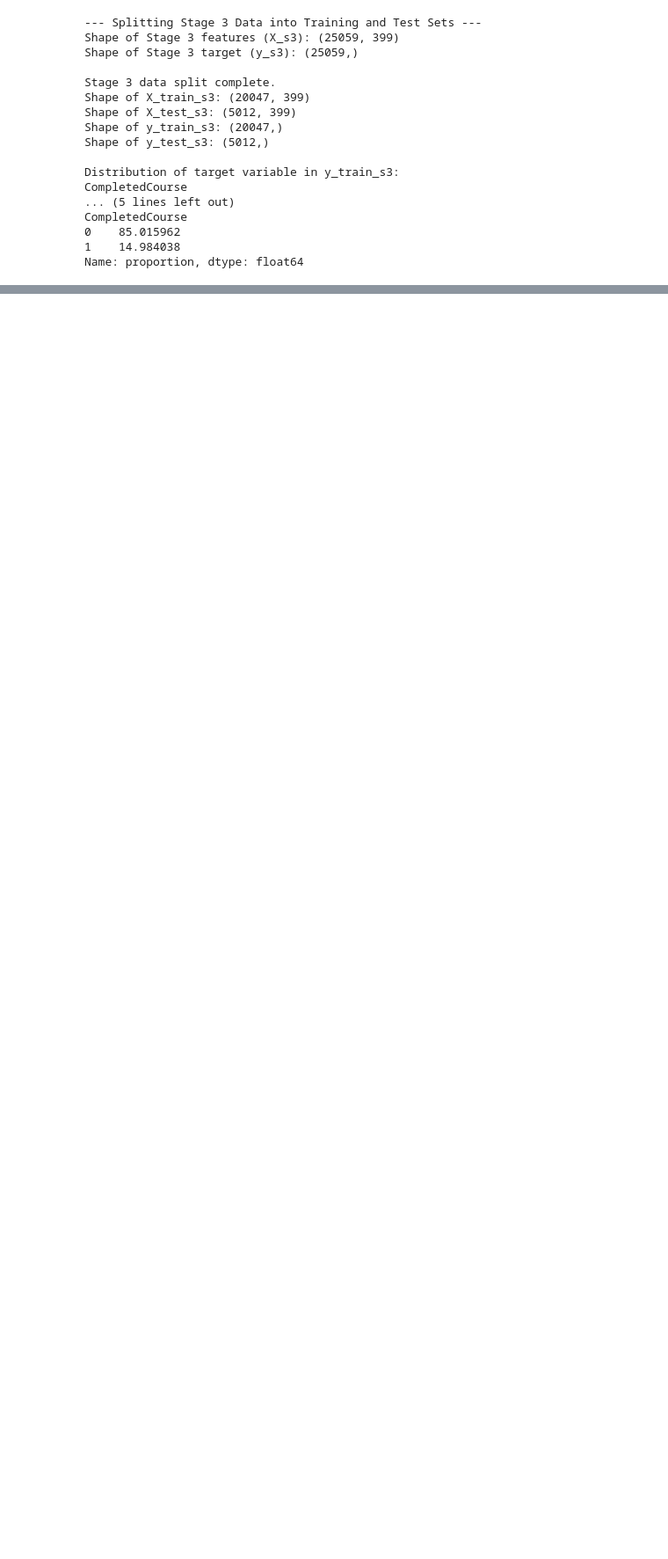
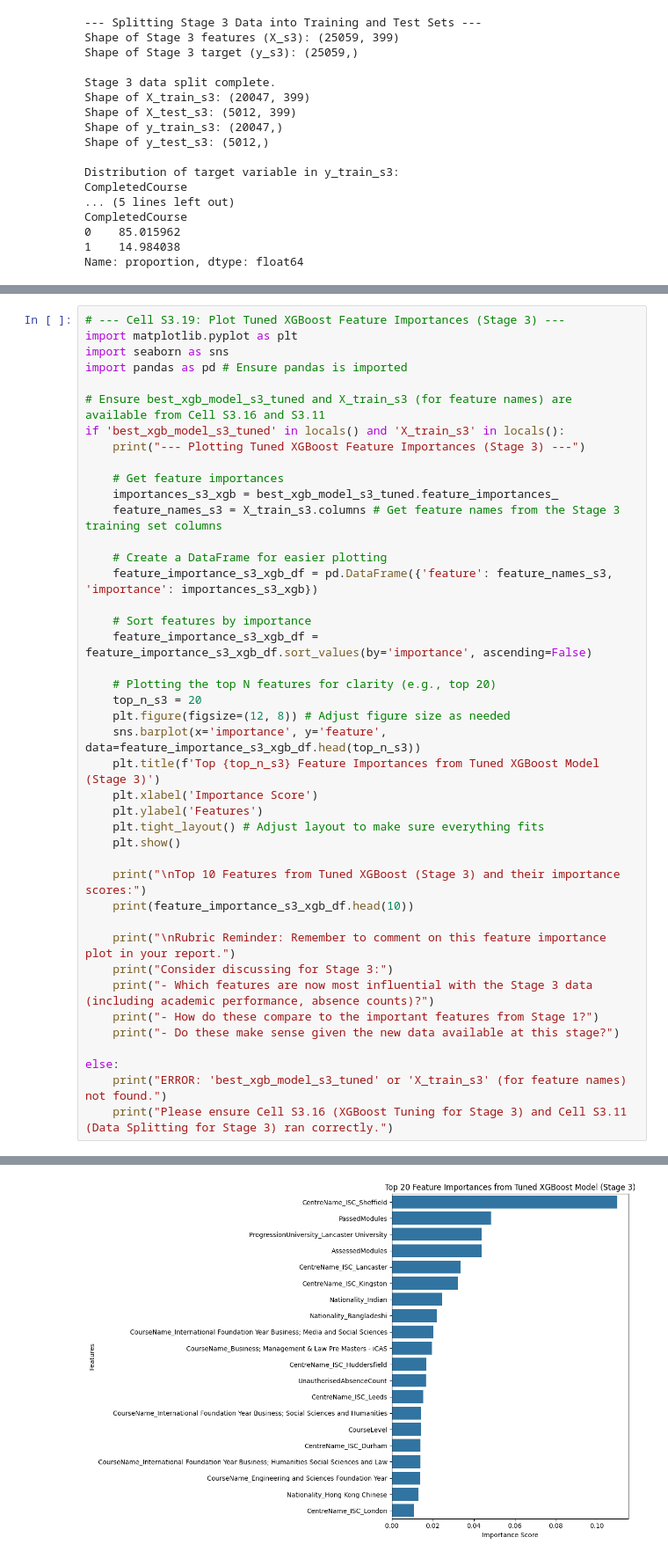
Before and after one commit to ebolofis/Data-Science-Machine-Learning, a Jupyter notebook: CAM_DS_C201_Mini_project_6_3_P3_24_.ipynb, the cells around one changed output, grey strips where cells are left out. Shown at 88% size. Cells and saved outputs as stored; diff of their text form; blank space fills up the shorter version.

```diff
--- a/CAM_DS_C201_Mini_project_6_3_P3_24_.ipynb
+++ b/CAM_DS_C201_Mini_project_6_3_P3_24_.ipynb
@@ -3561,0 +4392,43 @@ By submitting your project, you indicate that the work is your own and has been
+# %%
+# --- Cell S3.19: Plot Tuned XGBoost Feature Importances (Stage 3) ---
+import matplotlib.pyplot as plt
+import seaborn as sns
+import pandas as pd # Ensure pandas is imported
+
+# Ensure best_xgb_model_s3_tuned and X_train_s3 (for feature names) are available from Cell S3.16 and S3.11
+if 'best_xgb_model_s3_tuned' in locals() and 'X_train_s3' in locals():
+    print("--- Plotting Tuned XGBoost Feature Importances (Stage 3) ---")
+
+    # Get feature importances
+    importances_s3_xgb = best_xgb_model_s3_tuned.feature_importances_
+    feature_names_s3 = X_train_s3.columns # Get feature names from the Stage 3 training set columns
+
+    # Create a DataFrame for easier plotting
+    feature_importance_s3_xgb_df = pd.DataFrame({'feature': feature_names_s3, 'importance': importances_s3_xgb})
+
+    # Sort features by importance
+    feature_importance_s3_xgb_df = feature_importance_s3_xgb_df.sort_values(by='importance', ascending=False)
+
+    # Plotting the top N features for clarity (e.g., top 20)
+    top_n_s3 = 20
+    plt.figure(figsize=(12, 8)) # Adjust figure size as needed
+    sns.barplot(x='importance', y='feature', data=feature_importance_s3_xgb_df.head(top_n_s3))
+    plt.title(f'Top {top_n_s3} Feature Importances from Tuned XGBoost Model (Stage 3)')
+    plt.xlabel('Importance Score')
+    plt.ylabel('Features')
+    plt.tight_layout() # Adjust layout to make sure everything fits
+    plt.show()
+
+    print("\nTop 10 Features from Tuned XGBoost (Stage 3) and their importance scores:")
+    print(feature_importance_s3_xgb_df.head(10))
+
+    print("\nRubric Reminder: Remember to comment on this feature importance plot in your report.")
+    print("Consider discussing for Stage 3:")
+    print("- Which features are now most influential with the Stage 3 data (including academic performance, absence counts)?")
+    print("- How do these compare to the important features from Stage 1?")
+    print("- Do these make sense given the new data available at this stage?")
+
+else:
+    print("ERROR: 'best_xgb_model_s3_tuned' or 'X_train_s3' (for feature names) not found.")
+    print("Please ensure Cell S3.16 (XGBoost Tuning for Stage 3) and Cell S3.11 (Data Splitting for Stage 3) ran correctly.")
+# %% [output]
@@ -3561,0 +4436 @@ By submitting your project, you indicate that the work is your own and has been
+[figure, added]
```
Also changed, not shown: parts of 37 cells of this notebook.
